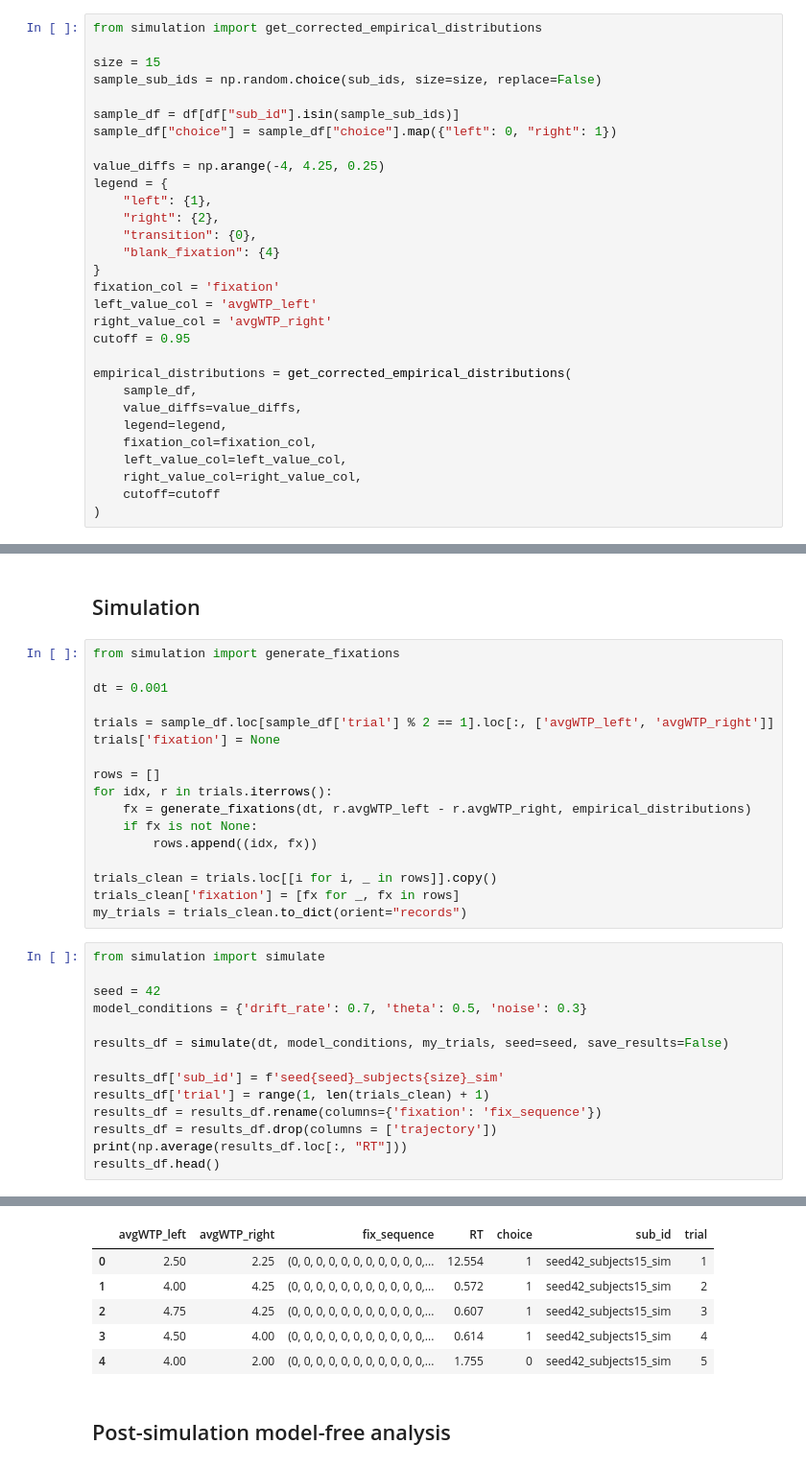
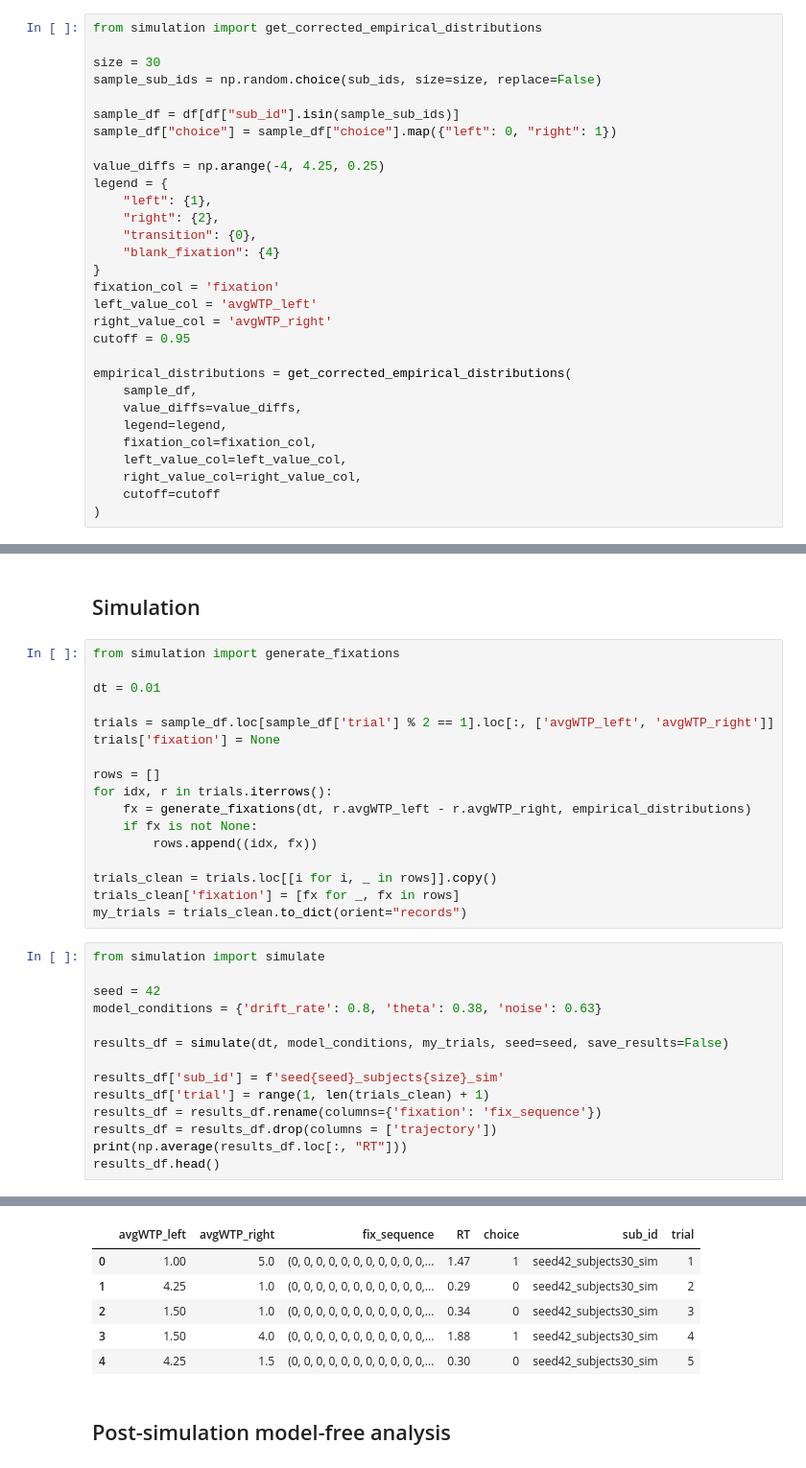
Before and after one commit to Hehesh/DDM, a Jupyter notebook: multiple_subject_simulation.ipynb, the cells around one changed output, grey strips where cells are left out. Shown at 96% size. Cells and saved outputs as stored; diff of their text form.

```diff
--- a/multiple_subject_simulation.ipynb
+++ b/multiple_subject_simulation.ipynb
@@ -93,7 +93,7 @@ Plotting model-free analysis of randomly sampled subjects size: 15:
 # %%
 from simulation import get_corrected_empirical_distributions
 
-size = 15
+size = 30
 sample_sub_ids = np.random.choice(sub_ids, size=size, replace=False)
 
 sample_df = df[df["sub_id"].isin(sample_sub_ids)]
@@ -131,7 +131,7 @@ See the caveats in the documentation: https://pandas.pydata.org/pandas-docs/stab
 # %%
 from simulation import generate_fixations
 
-dt = 0.001
+dt = 0.01
 
 trials = sample_df.loc[sample_df['trial'] % 2 == 1].loc[:, ['avgWTP_left', 'avgWTP_right']]
 trials['fixation'] = None
@@ -149,7 +149,7 @@ my_trials = trials_clean.to_dict(orient="records")
 from simulation import simulate
 
 seed = 42
-model_conditions = {'drift_rate': 0.7, 'theta': 0.5, 'noise': 0.3}
+model_conditions = {'drift_rate': 0.8, 'theta': 0.38, 'noise': 0.63}
 
 results_df = simulate(dt, model_conditions, my_trials, seed=seed, save_results=False)
 
@@ -164,8 +164,8 @@ results_df.head()
 |  | avgWTP_left | avgWTP_right | fix_sequence | RT | choice | sub_id | trial |
-| 0 | 2.50 | 2.25 | (0, 0, 0, 0, 0, 0, 0, 0, 0, 0, 0,... | 12.554 | 1 | seed42_subjects15_sim | 1 |
-| 1 | 4.00 | 4.25 | (0, 0, 0, 0, 0, 0, 0, 0, 0, 0, 0,... | 0.572 | 1 | seed42_subjects15_sim | 2 |
-| 2 | 4.75 | 4.25 | (0, 0, 0, 0, 0, 0, 0, 0, 0, 0, 0,... | 0.607 | 1 | seed42_subjects15_sim | 3 |
-| 3 | 4.50 | 4.00 | (0, 0, 0, 0, 0, 0, 0, 0, 0, 0, 0,... | 0.614 | 1 | seed42_subjects15_sim | 4 |
-| 4 | 4.00 | 2.00 | (0, 0, 0, 0, 0, 0, 0, 0, 0, 0, 0,... | 1.755 | 0 | seed42_subjects15_sim | 5 |
+| 0 | 1.00 | 5.0 | (0, 0, 0, 0, 0, 0, 0, 0, 0, 0, 0,... | 1.47 | 1 | seed42_subjects30_sim | 1 |
+| 1 | 4.25 | 1.0 | (0, 0, 0, 0, 0, 0, 0, 0, 0, 0, 0,... | 0.29 | 0 | seed42_subjects30_sim | 2 |
+| 2 | 1.50 | 1.0 | (0, 0, 0, 0, 0, 0, 0, 0, 0, 0, 0,... | 0.34 | 0 | seed42_subjects30_sim | 3 |
+| 3 | 1.50 | 4.0 | (0, 0, 0, 0, 0, 0, 0, 0, 0, 0, 0,... | 1.88 | 1 | seed42_subjects30_sim | 4 |
+| 4 | 4.25 | 1.5 | (0, 0, 0, 0, 0, 0, 0, 0, 0, 0, 0,... | 0.30 | 0 | seed42_subjects30_sim | 5 |
 # %% [markdown]
 ## Post-simulation model-free analysis
```
Also changed, not shown: parts of 7 cells of this notebook, 1 other file.
